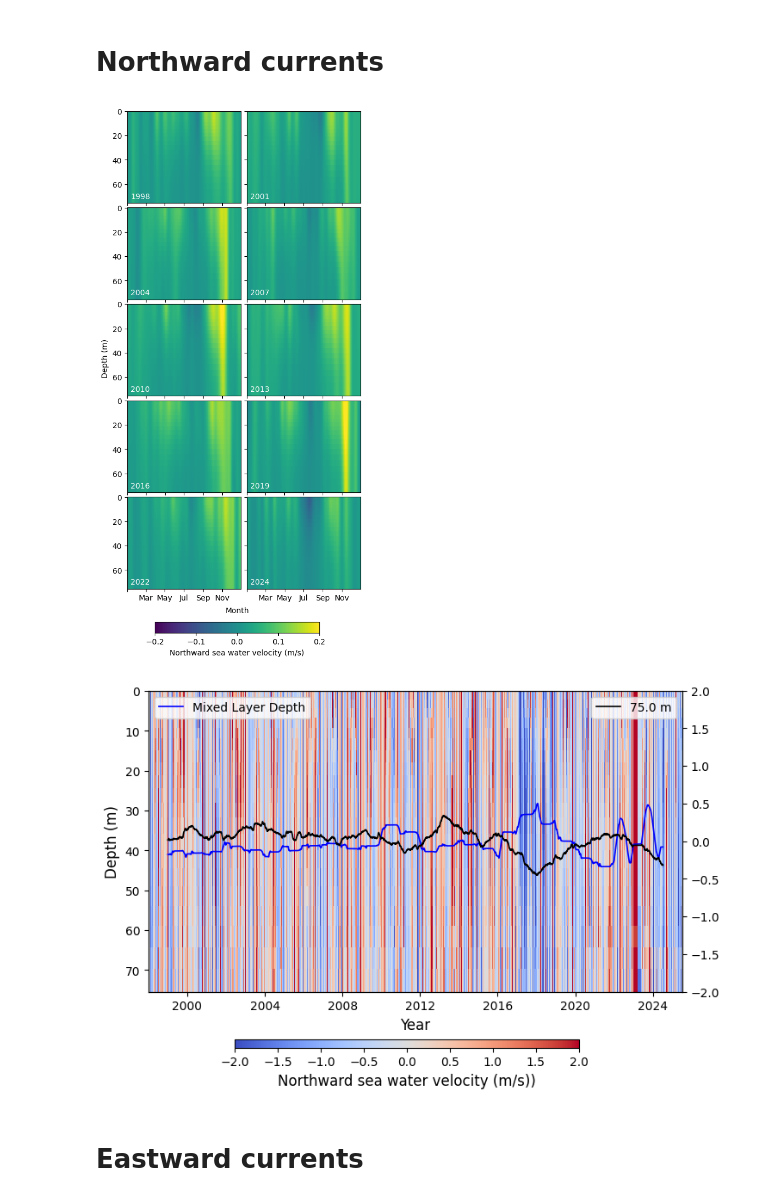
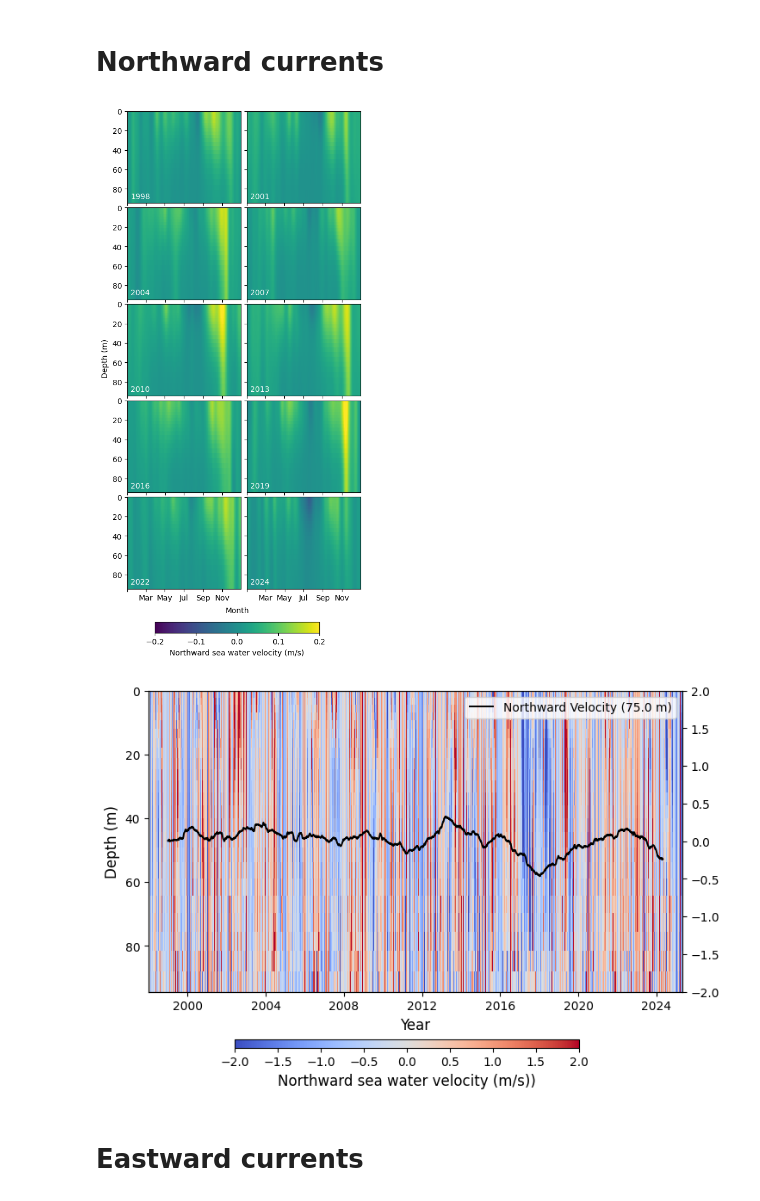
Before and after one commit to BahneTP/medsea-interannual-clustering, a Jupyter notebook: island.of.vis_analysis/thermohaline_analysis.ipynb, the cells around one changed output. Saved outputs shown, nothing was run; the diff lists cells and outputs as text; code cells hidden in the pictures.

```diff
--- a/island.of.vis_analysis/thermohaline_analysis.ipynb
+++ b/island.of.vis_analysis/thermohaline_analysis.ipynb
@@ -13,9 +13,9 @@ importlib.reload(helper_functions)
 # %% [output]
 <module 'helper_functions' from 'c:\\Croatia\\island.of.vis_analysis\\helper_functions.py'>
 # %%
-th = xr.open_dataset("data/thermohaline_combined.nc")
-th = th.sel(time=slice("1998-01-01", None))
+th = xr.open_dataset("data/combined_thermohaline.nc")
 years = [1998, 2001, 2004, 2007, 2010, 2013, 2016, 2019, 2022, 2024]
+th = th.where(th['depth'] <= 95, drop=True)
 # %% [markdown]
 # Temperature
 # %%
@@ -113,11 +121,11 @@ helper_functions.plot_hovmoeller_grid(
     yearcolor="white"
 )
 # %% [output]
-[figure, old version]
+[figure, new version]
 # %%
-helper_functions.plot_anomalies(th, "vo", -2, 2, "Northward sea water velocity (m/s))", [75], 730)
+helper_functions.plot_anomalies(th, "vo", -2, 2, "Northward sea water velocity (m/s))", [75], 730, False, [("vo", "Northward Velocity")])
 # %% [output]
-[figure, old version]
+[figure, new version]
 # %% [markdown]
 # Eastward currents
 # %%
```
Also changed, not shown: parts of 11 cells of this notebook, 18 other files.
